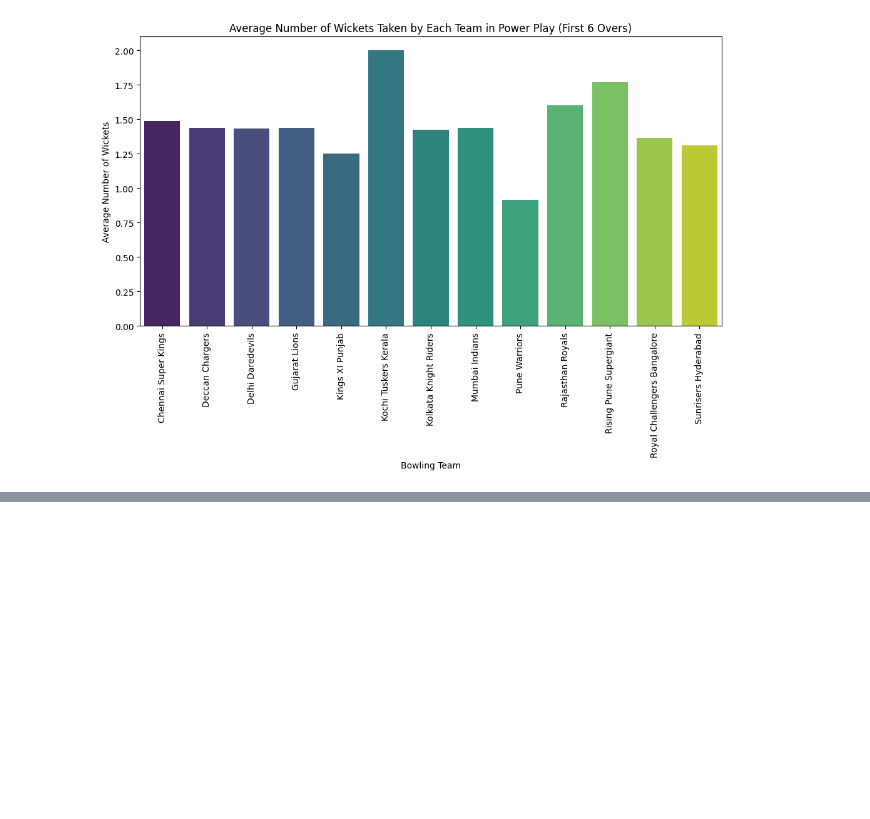
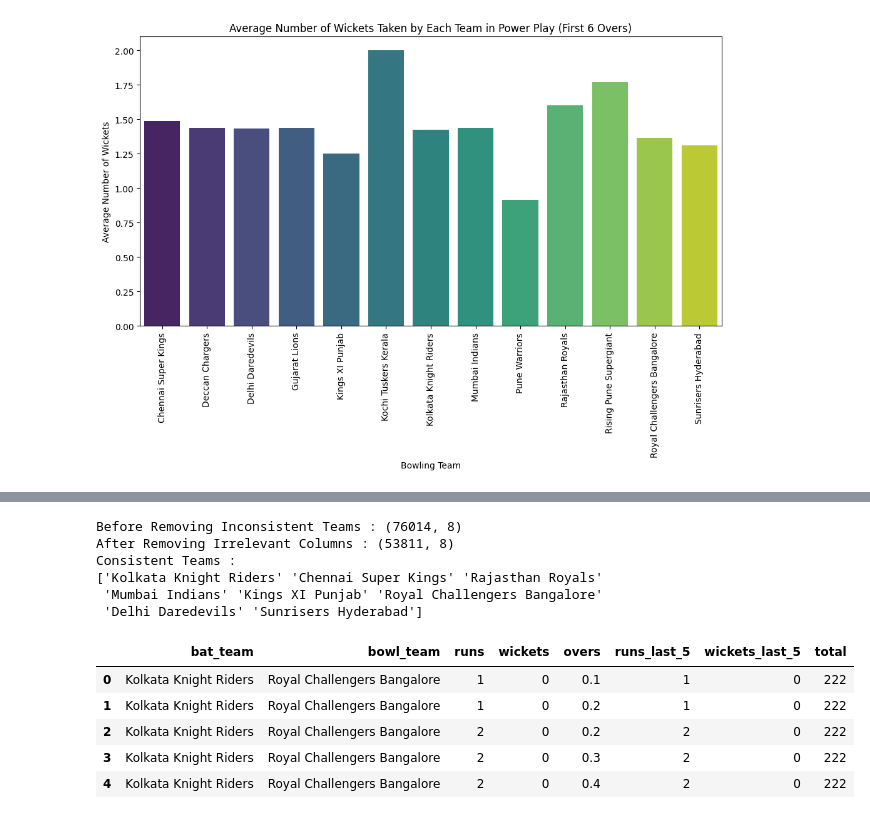
Before and after one commit to MUHAMMAD145/Capstone-Pair-Project, a Jupyter notebook: IPL_Score_Predictor_Project.ipynb, the cells around one changed output, grey strips where cells are left out. Cells and saved outputs as stored; diff of their text form; code cells hidden in the pictures; blank space fills up the shorter version.

```diff
--- a/IPL_Score_Predictor_Project.ipynb
+++ b/IPL_Score_Predictor_Project.ipynb
@@ -353,0 +388,26 @@ Passing `palette` without assigning `hue` is deprecated and will be removed in v
+# %%
+# Define Consistent Teams
+const_teams = ['Kolkata Knight Riders', 'Chennai Super Kings', 'Rajasthan Royals',
+              'Mumbai Indians', 'Kings XI Punjab', 'Royal Challengers Bangalore',
+              'Delhi Daredevils', 'Sunrisers Hyderabad']
+# %%
+# Keeping only Consistent Teams
+
+print(f'Before Removing Inconsistent Teams : {ipl_df.shape}')
+ipl_df = ipl_df[(ipl_df['bat_team'].isin(const_teams)) & (ipl_df['bowl_team'].isin(const_teams))]
+print(f'After Removing Irrelevant Columns : {ipl_df.shape}')
+print(f"Consistent Teams : \n{ipl_df['bat_team'].unique()}")
+ipl_df.head()
+# %% [output]
+Before Removing Inconsistent Teams : (76014, 8)
+After Removing Irrelevant Columns : (53811, 8)
+Consistent Teams :
+['Kolkata Knight Riders' 'Chennai Super Kings' 'Rajasthan Royals'
+ 'Mumbai Indians' 'Kings XI Punjab' 'Royal Challengers Bangalore'
+ 'Delhi Daredevils' 'Sunrisers Hyderabad']
+|  | bat_team | bowl_team | runs | wickets | overs | runs_last_5 | wickets_last_5 | total |
+| 0 | Kolkata Knight Riders | Royal Challengers Bangalore | 1 | 0 | 0.1 | 1 | 0 | 222 |
+| 1 | Kolkata Knight Riders | Royal Challengers Bangalore | 1 | 0 | 0.2 | 1 | 0 | 222 |
+| 2 | Kolkata Knight Riders | Royal Challengers Bangalore | 2 | 0 | 0.2 | 2 | 0 | 222 |
+| 3 | Kolkata Knight Riders | Royal Challengers Bangalore | 2 | 0 | 0.3 | 2 | 0 | 222 |
+| 4 | Kolkata Knight Riders | Royal Challengers Bangalore | 2 | 0 | 0.4 | 2 | 0 | 222 |
```
Also changed, not shown: parts of 71 cells of this notebook.
